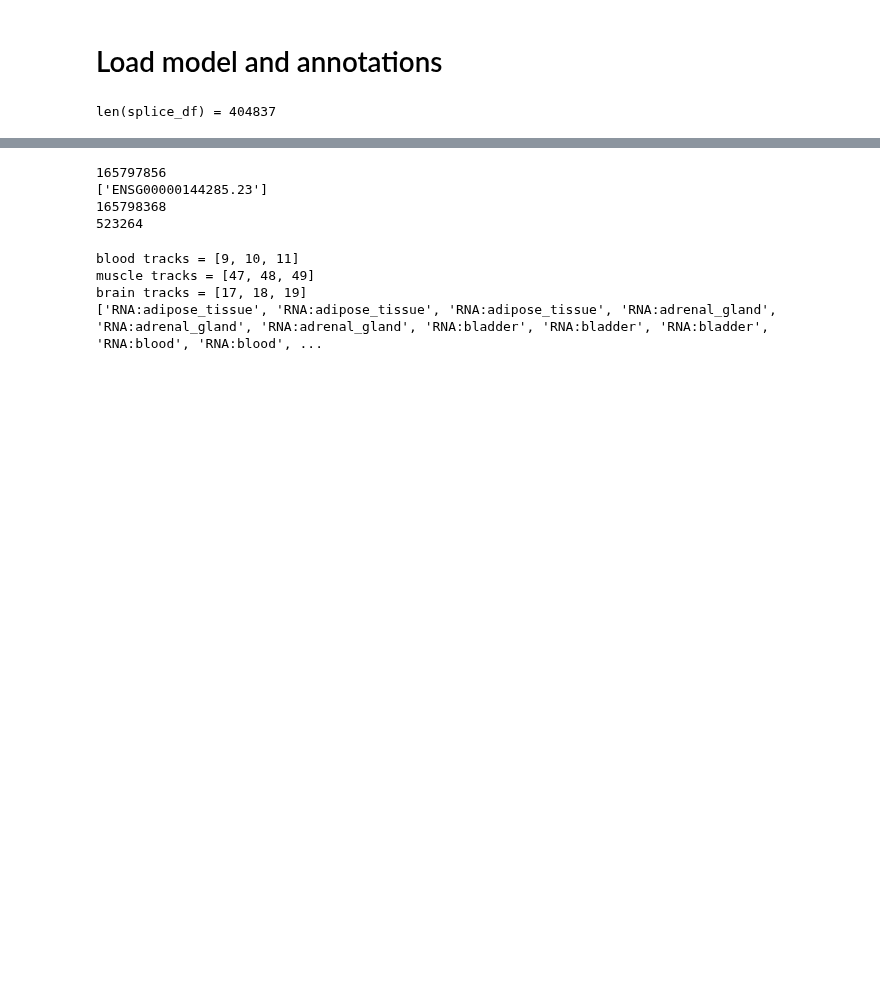
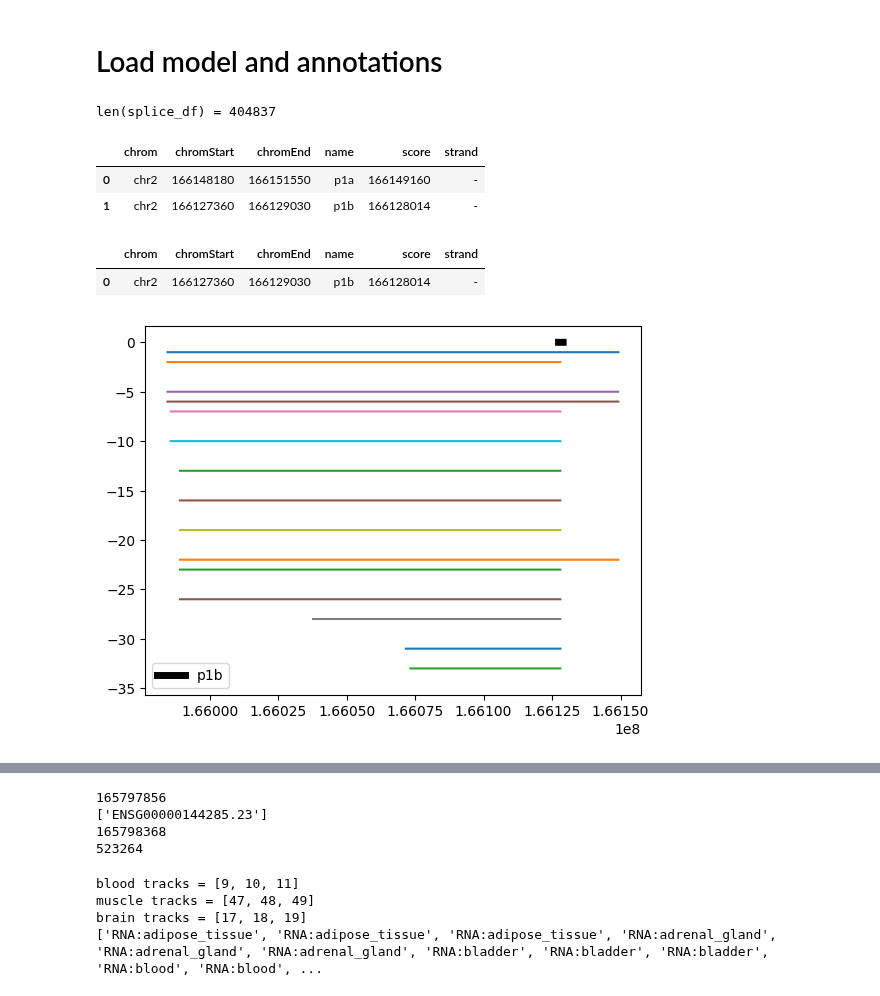
Before and after one commit to dmnburrows/geneseq_predict, a Jupyter notebook: build.ipynb, the cells around one changed output, grey strips where cells are left out. Saved outputs shown, nothing was run; the diff lists cells and outputs as text; code cells hidden in the pictures; blank space fills up the shorter version.

Commit message:
promoter filtering

```diff
--- a/build.ipynb
+++ b/build.ipynb
@@ -49,3 +49,33 @@ splice_df = pd.read_csv(f'{gn_path}/hg38/genes/gencode41/gencode41_basic_protein
 print("len(splice_df) = " + str(len(splice_df)))
 # %% [output]
 len(splice_df) = 404837
+# %%
+# Promoter selection and filtering
+#=======================================================
+# P1a = (GRCh38.p13:166148180–166 151 550) -> 166149160
+# P1b = (GRCh38.p13:166127360–166129030) -> 166128014
+
+# chrom_l = np.repeat('chr2', 2)
+# start_l = [166148180, 166127360]
+# end_l = [166151550, 166129030]
+# name_l = ['p1a', 'p1b']
+# score_l = ['166149160', '166128014']
+# strand_l = ['-', '-']
+
+#only include upstream promoter for safety
+chrom_l = np.repeat('chr2', 1)
+start_l = [166148180]
+end_l = [166151550]
+name_l = ['p1a']
+score_l = ['166149160']
+strand_l = ['-']
+
+scn1a_prom = pd.DataFrame({'chrom': chrom_l,  'chromStart': start_l, 'chromEnd': end_l
+                          , 'name': name_l, 'score': score_l, 'strand': strand_l})
+cols = ["chrom", "chromStart", "chromEnd", "name", "score", "strand"]  # ensure BED6 order
+scn1a_prom[cols].to_csv(f"{gn_path}/scn1a/scn1a_prom.bed", sep="\t", header=False, index=False)
+scn1a_prom
+# %% [output]
+|  | chrom | chromStart | chromEnd | name | score | strand |
+| 0 | chr2 | 166148180 | 166151550 | p1a | 166149160 | - |
+| 1 | chr2 | 166127360 | 166129030 | p1b | 166128014 | - |
@@ -51,0 +84,41 @@ len(splice_df) = 404837
+# %%
+# Promoter selection and filtering
+#=======================================================
+# P1a = (GRCh38.p13:166148180–166 151 550) -> 166149160
+# P1b = (GRCh38.p13:166127360–166129030) -> 166128014
+
+chrom_l = np.repeat('chr2', 1)
+start_l = [166127360]
+end_l = [166129030]
+name_l = ['p1b']
+score_l = ['166128014']
+strand_l = ['-']
+
+scn1a_prom = pd.DataFrame({'chrom': chrom_l,  'chromStart': start_l, 'chromEnd': end_l
+                          , 'name': name_l, 'score': score_l, 'strand': strand_l})
+cols = ["chrom", "chromStart", "chromEnd", "name", "score", "strand"]  # ensure BED6 order
+scn1a_prom[cols].to_csv(f"{gn_path}/scn1a/scn1a_prom.bed", sep="\t", header=False, index=False)
+scn1a_prom
+# %% [output]
+|  | chrom | chromStart | chromEnd | name | score | strand |
+| 0 | chr2 | 166127360 | 166129030 | p1b | 166128014 | - |
+# %%
+# First mask the gtf based on scn1a regions
+gtf = pr.read_gtf(f'{gn_path}/annotations/hg38/assembly/ucsc/gencode.v38.annotation.gtf')
+bed = pr.read_bed(f"{gn_path}/scn1a/scn1a_prom.bed")          # needs a Strand column
+hits = gtf.overlap(bed)      # like bedtools -s -wa
+hits_df = hits.df            # pandas DataFrame of the GTF rows
+# %%
+start,end = scn1a_prom['chromStart'][0],scn1a_prom['chromEnd'][0]
+plt.plot(np.arange(start,end), np.zeros(len(np.arange(start,end))), c = 'k', label = 'p1b', linewidth=5)
+
+curr = hits.df[hits.df['Strand'] == '-']
+for c in range(curr.shape[0]):
+    start = curr.iloc[c]['Start']
+    end = curr.iloc[c]['End']
+    plt.plot(np.arange(start,end), np.zeros(len(np.arange(start,end))) - c-1)
+
+plt.legend()
+plt.show()
+# %% [output]
+[figure, added]
```
Also changed, not shown: parts of 21 cells of this notebook, 1 other file.
